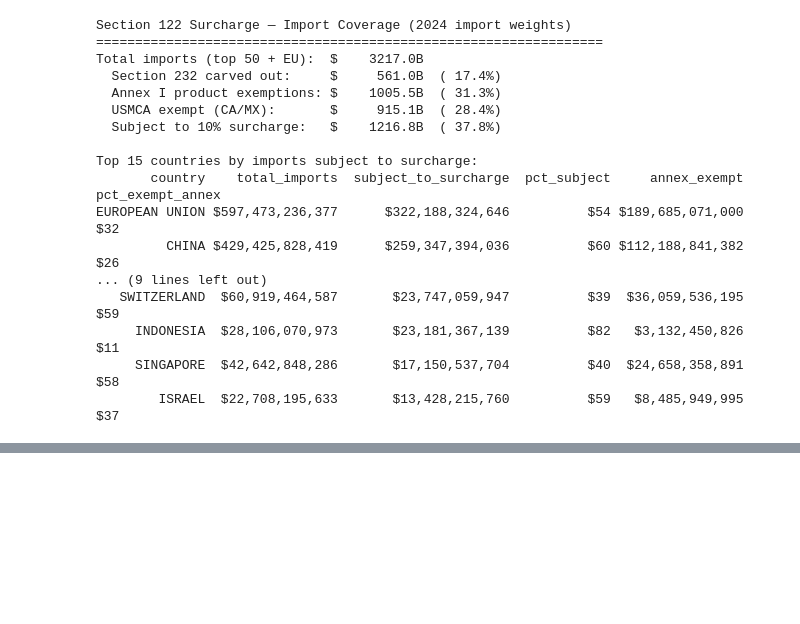
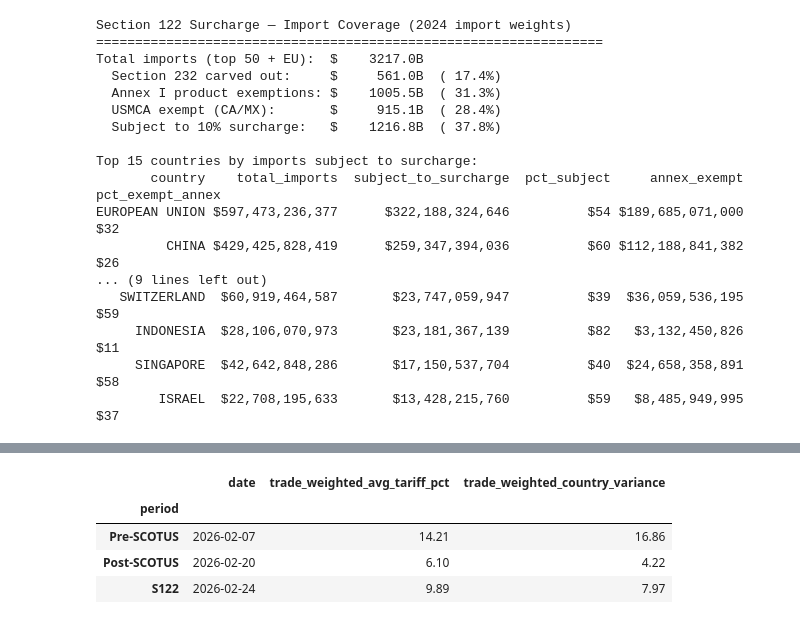
Before and after one commit to tradewartracker/trade-war-redux-2025, a Jupyter notebook: make-tariff-by-country-by-time.ipynb, the cells around one changed output, grey strips where cells are left out. Cells and saved outputs as stored; diff of their text form; code cells hidden in the pictures; blank space fills up the shorter version.

```diff
--- a/make-tariff-by-country-by-time.ipynb
+++ b/make-tariff-by-country-by-time.ipynb
@@ -1438,0 +1439,57 @@ plt.show()
+# %%
+# Pre/Post SCOTUS + Section 122 summary (trade-weighted)
+scotus_date = pd.to_datetime("2026-02-20")
+s122_date = pd.to_datetime("2026-02-24")
+
+# Use the last modeled policy date before SCOTUS
+pre_date = tariffs_by_date.index[tariffs_by_date.index < scotus_date].max()
+
+
+def _weighted_stats_for_date(target_date):
+    panel = tariffs_by_date.loc[target_date].copy()
+    if isinstance(panel, pd.Series):
+        panel = panel.to_frame().T
+
+    # Drop synthetic total row if present
+    panel = panel[panel["country_name"] != "TOTAL FOR ALL COUNTRIES"].copy()
+
+    rates = panel["effective tariff"] + 2.3  # include MFN baseline for level comparability
+    weights = panel["total imports"]
+
+    weighted_mean = np.average(rates, weights=weights)
+    weighted_var = np.average((rates - weighted_mean) ** 2, weights=weights)
+
+    return weighted_mean, weighted_var
+
+pre_mean, pre_var = _weighted_stats_for_date(pre_date)
+post_mean, post_var = _weighted_stats_for_date(scotus_date)
+s122_mean, s122_var = _weighted_stats_for_date(s122_date)
+
+scotus_summary = pd.DataFrame([
+    {
+        "period": "Pre-SCOTUS",
+        "date": pre_date.date(),
+        "trade_weighted_avg_tariff_pct": pre_mean,
+        "trade_weighted_country_variance": pre_var,
+    },
+    {
+        "period": "Post-SCOTUS",
+        "date": scotus_date.date(),
+        "trade_weighted_avg_tariff_pct": post_mean,
+        "trade_weighted_country_variance": post_var,
+    },
+    {
+        "period": "S122",
+        "date": s122_date.date(),
+        "trade_weighted_avg_tariff_pct": s122_mean,
+        "trade_weighted_country_variance": s122_var,
+    },
+]).set_index("period")
+
+scotus_summary.round(2)
+# %% [output]
+|  | date | trade_weighted_avg_tariff_pct | trade_weighted_country_variance |
+| period |  |  |  |
+| Pre-SCOTUS | 2026-02-07 | 14.21 | 16.86 |
+| Post-SCOTUS | 2026-02-20 | 6.10 | 4.22 |
+| S122 | 2026-02-24 | 9.89 | 7.97 |
```
Also changed, not shown: parts of 1 cell of this notebook, 2 other files.
